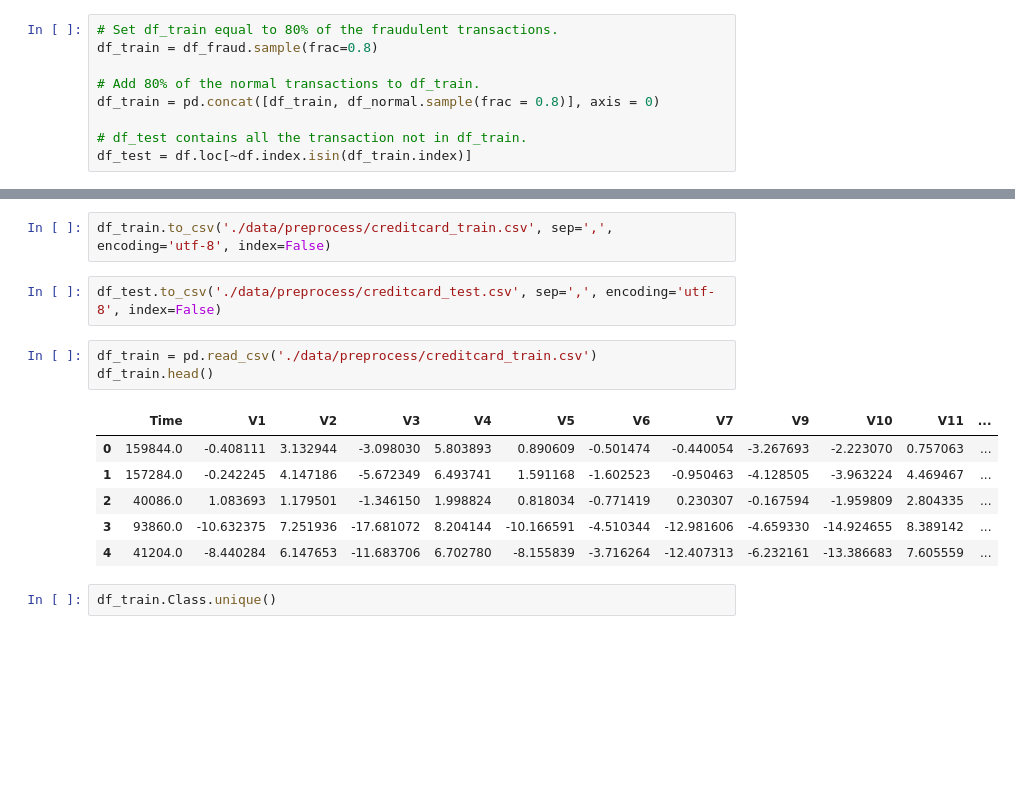
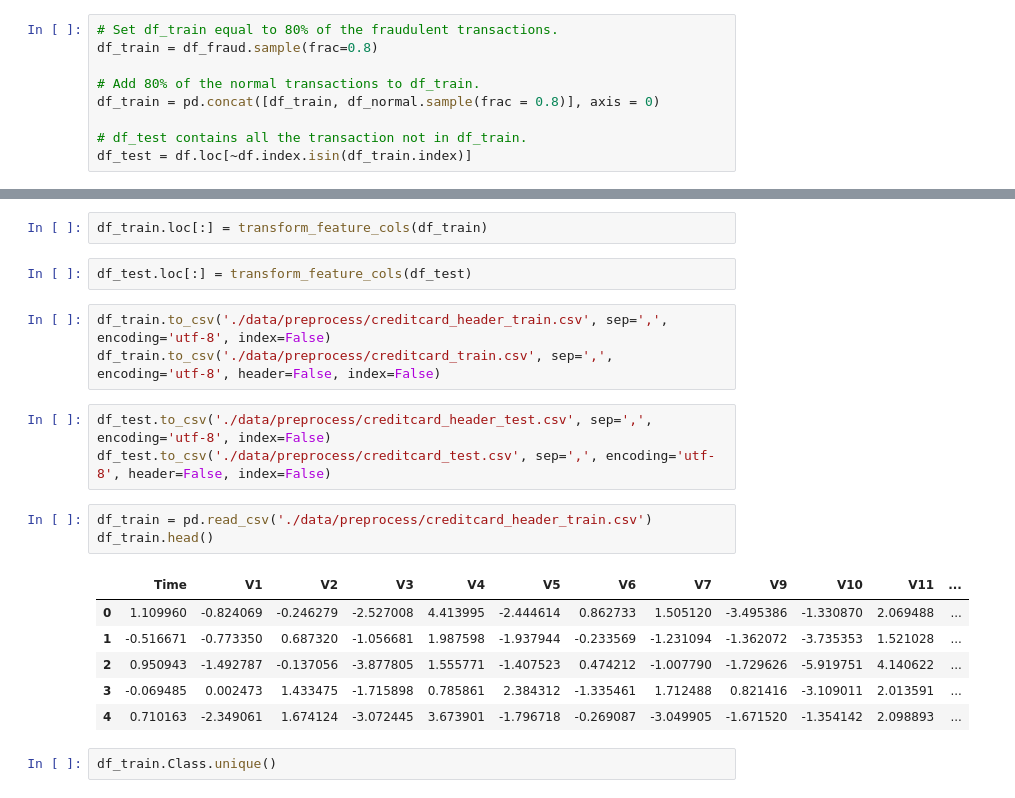
Before and after one commit to AtosCodex/CreditCardFraud, a Jupyter notebook: 01_preprocessing.ipynb, the cells around one changed output, grey strips where cells are left out. Cells and saved outputs as stored; diff of their text form; blank space fills up the shorter version.

```diff
--- a/notebooks/01_preprocessing.ipynb
+++ b/01_preprocessing.ipynb
@@ -113,17 +125,23 @@ df_test.head()
+# %%
+df_train.loc[:] = transform_feature_cols(df_train)
+# %%
+df_test.loc[:] = transform_feature_cols(df_test)
 # %%
-df_train.to_csv('./data/preprocess/creditcard_train.csv', sep=',', encoding='utf-8', index=False)
+df_train.to_csv('./data/preprocess/creditcard_header_train.csv', sep=',', encoding='utf-8', index=False)
+df_train.to_csv('./data/preprocess/creditcard_train.csv', sep=',', encoding='utf-8', header=False, index=False)
 # %%
-df_test.to_csv('./data/preprocess/creditcard_test.csv', sep=',', encoding='utf-8', index=False)
+df_test.to_csv('./data/preprocess/creditcard_header_test.csv', sep=',', encoding='utf-8', index=False)
+df_test.to_csv('./data/preprocess/creditcard_test.csv', sep=',', encoding='utf-8', header=False, index=False)
 # %%
-df_train = pd.read_csv('./data/preprocess/creditcard_train.csv')
+df_train = pd.read_csv('./data/preprocess/creditcard_header_train.csv')
 df_train.head()
 # %% [output]
 |  | Time | V1 | V2 | V3 | V4 | V5 | V6 | V7 | V9 | V10 | V11 | ... |
-| 0 | 159844.0 | -0.408111 | 3.132944 | -3.098030 | 5.803893 | 0.890609 | -0.501474 | -0.440054 | -3.267693 | -2.223070 | 0.757063 | ... |
-| 1 | 157284.0 | -0.242245 | 4.147186 | -5.672349 | 6.493741 | 1.591168 | -1.602523 | -0.950463 | -4.128505 | -3.963224 | 4.469467 | ... |
-| 2 | 40086.0 | 1.083693 | 1.179501 | -1.346150 | 1.998824 | 0.818034 | -0.771419 | 0.230307 | -0.167594 | -1.959809 | 2.804335 | ... |
-| 3 | 93860.0 | -10.632375 | 7.251936 | -17.681072 | 8.204144 | -10.166591 | -4.510344 | -12.981606 | -4.659330 | -14.924655 | 8.389142 | ... |
-| 4 | 41204.0 | -8.440284 | 6.147653 | -11.683706 | 6.702780 | -8.155839 | -3.716264 | -12.407313 | -6.232161 | -13.386683 | 7.605559 | ... |
+| 0 | 1.109960 | -0.824069 | -0.246279 | -2.527008 | 4.413995 | -2.444614 | 0.862733 | 1.505120 | -3.495386 | -1.330870 | 2.069488 | ... |
+| 1 | -0.516671 | -0.773350 | 0.687320 | -1.056681 | 1.987598 | -1.937944 | -0.233569 | -1.231094 | -1.362072 | -3.735353 | 1.521028 | ... |
+| 2 | 0.950943 | -1.492787 | -0.137056 | -3.877805 | 1.555771 | -1.407523 | 0.474212 | -1.007790 | -1.729626 | -5.919751 | 4.140622 | ... |
+| 3 | -0.069485 | 0.002473 | 1.433475 | -1.715898 | 0.785861 | 2.384312 | -1.335461 | 1.712488 | 0.821416 | -3.109011 | 2.013591 | ... |
+| 4 | 0.710163 | -2.349061 | 1.674124 | -3.072445 | 3.673901 | -1.796718 | -0.269087 | -3.049905 | -1.671520 | -1.354142 | 2.098893 | ... |
 # %%
 df_train.Class.unique()
 # %% [output]
```
Also changed, not shown: parts of 5 cells of this notebook, 8 other files.
